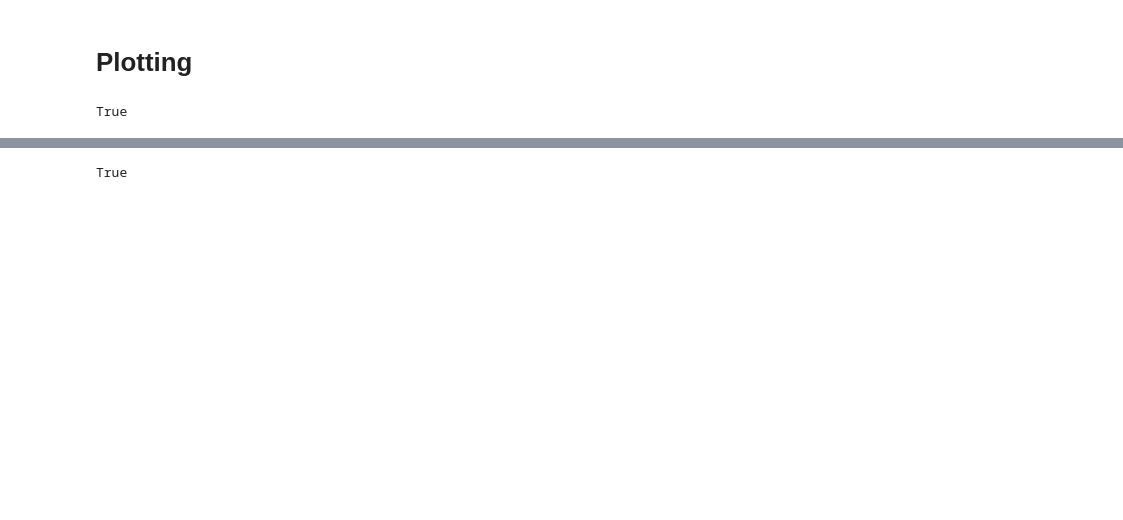
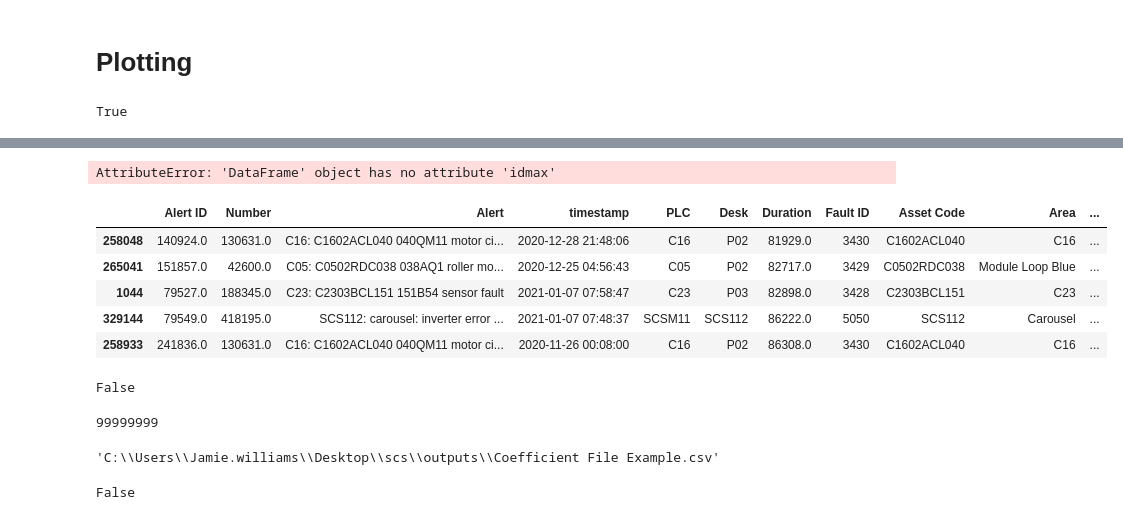
Before and after one commit to ch4413/scs, a Jupyter notebook: notebooks/Basic Model Jamie.ipynb, the cells around one changed output, grey strips where cells are left out. Saved outputs shown, nothing was run; the diff lists cells and outputs as text; code cells hidden in the pictures; blank space fills up the shorter version.

```diff
--- a/notebooks/Basic Model Jamie.ipynb
+++ b/notebooks/Basic Model Jamie.ipynb
@@ -218,4 +282,12 @@ True
+# %%
+fa.idmax()
+# %% [output]
+AttributeError: 'DataFrame' object has no attribute 'idmax'
 # %%
-'adsad' != False
 # %% [output]
-True
+|  | Alert ID | Number | Alert | timestamp | PLC | Desk | Duration | Fault ID | Asset Code | Area | ... |
+| 258048 | 140924.0 | 130631.0 | C16: C1602ACL040 040QM11 motor ci... | 2020-12-28 21:48:06 | C16 | P02 | 81929.0 | 3430 | C1602ACL040 | C16 | ... |
+| 265041 | 151857.0 | 42600.0 | C05: C0502RDC038 038AQ1 roller mo... | 2020-12-25 04:56:43 | C05 | P02 | 82717.0 | 3429 | C0502RDC038 | Module Loop Blue | ... |
+| 1044 | 79527.0 | 188345.0 | C23: C2303BCL151 151B54 sensor fault | 2021-01-07 07:58:47 | C23 | P03 | 82898.0 | 3428 | C2303BCL151 | C23 | ... |
+| 329144 | 79549.0 | 418195.0 | SCS112: carousel: inverter error ... | 2021-01-07 07:48:37 | SCSM11 | SCS112 | 86222.0 | 5050 | SCS112 | Carousel | ... |
+| 258933 | 241836.0 | 130631.0 | C16: C1602ACL040 040QM11 motor ci... | 2020-11-26 00:08:00 | C16 | P02 | 86308.0 | 3430 | C1602ACL040 | C16 | ... |
@@ -221,0 +297,36 @@ True
+# %%
+load = 0;
+attempt = 0;
+while load=0:
+    #THIS NEEDS FIXING
+    if filename in Path(r"C:\Users\Jamie.williams\Desktop\scs\outputs").glob("*.csv"):
+        for filename in Path(r"C:\Users\Jamie.williams\Desktop\scs\outputs").glob("*.csv"):
+
+            output = pd.read_csv(filename)
+            run_ID = re.findall('ML_Output_[0-9]+',str(filename))[0].split('_')[-1]
+            load = 1
+    else:
+        attempt=attempt+1
+        if attempt<10:
+            sys.sleep(300)
+        else:
+            sys.exit('File Did Not Appear in Outputs Folder')
+# %% [output]
+False
+# %%
+import re
+for filename in Path(r"C:\Users\Jamie.williams\Desktop\scs\outputs").glob("*.csv"):
+    print(run_ID)
+# %% [output]
+99999999
+# %%
+str(filename)
+# %% [output]
+'C:\\Users\\Jamie.williams\\Desktop\\scs\\outputs\\Coefficient File Example.csv'
+# %%
+if list(Path(r"C:\Users\Jamie.williams\Desktop\scs\outputs").glob("ML_Output_*.csv")):
+    print('True')
+else:
+    print('False')
+# %% [output]
+False
```
Also changed, not shown: parts of 17 cells of this notebook, 11 other files.
